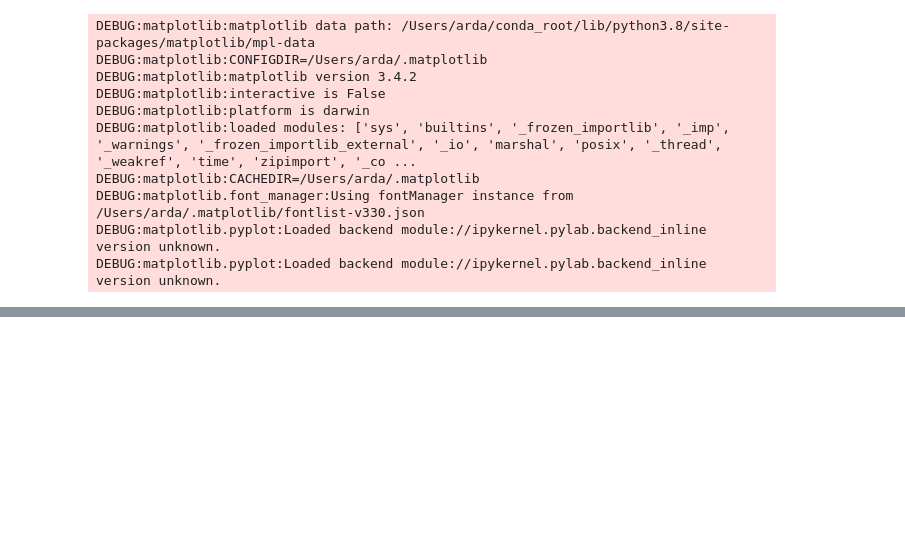
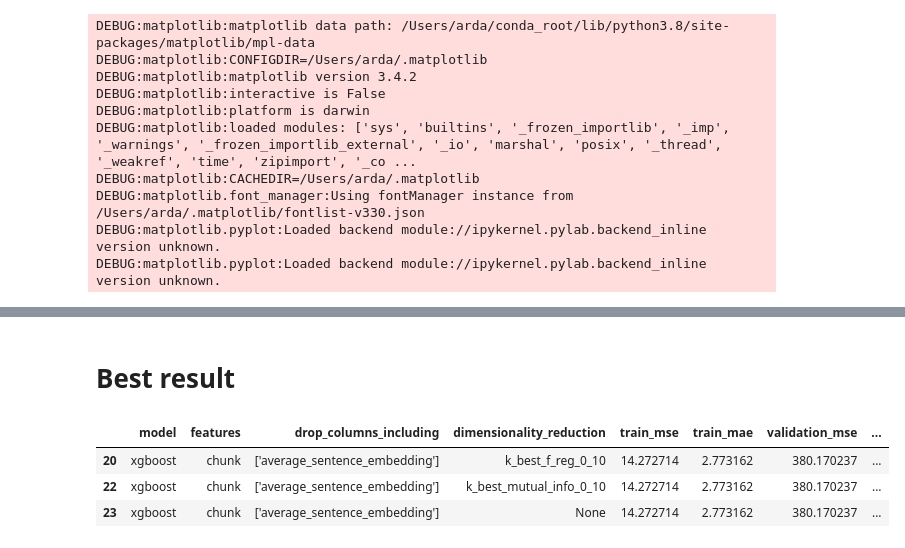
Before and after one commit to sta-a/great-unread, a Jupyter notebook: nbs/handcrafted_features_ger.ipynb, the cells around one changed output, grey strips where cells are left out. Cells and saved outputs as stored; diff of their text form; code cells hidden in the pictures; blank space fills up the shorter version.

Commit message:
Added experiment results

```diff
--- a/nbs/handcrafted_features_ger.ipynb
+++ b/nbs/handcrafted_features_ger.ipynb
@@ -307,0 +326,3 @@ xgboost chunk [] ss_pca_0_95 6.399470144230022 1.8435539666924317 409.7942088058
+# %%
+results_df = pd.DataFrame(results, columns=["model", "features", "drop_columns_including", "dimensionality_reduction", "train_mse", "train_mae", "validation_mse", "validation_mae"])
+results_df["drop_columns_including"] = results_df["drop_columns_including"].apply(str)
@@ -307,0 +363,9 @@ xgboost chunk [] ss_pca_0_95 6.399470144230022 1.8435539666924317 409.7942088058
+# %% [markdown]
+# Best result
+# %%
+results_df[results_df.validation_mae == results_df.validation_mae.min()]
+# %% [output]
+|  | model | features | drop_columns_including | dimensionality_reduction | train_mse | train_mae | validation_mse | ... |
+| 20 | xgboost | chunk | ['average_sentence_embedding'] | k_best_f_reg_0_10 | 14.272714 | 2.773162 | 380.170237 | ... |
+| 22 | xgboost | chunk | ['average_sentence_embedding'] | k_best_mutual_info_0_10 | 14.272714 | 2.773162 | 380.170237 | ... |
+| 23 | xgboost | chunk | ['average_sentence_embedding'] | None | 14.272714 | 2.773162 | 380.170237 | ... |
```
Also changed, not shown: parts of 7 cells of this notebook, 1 other file.
